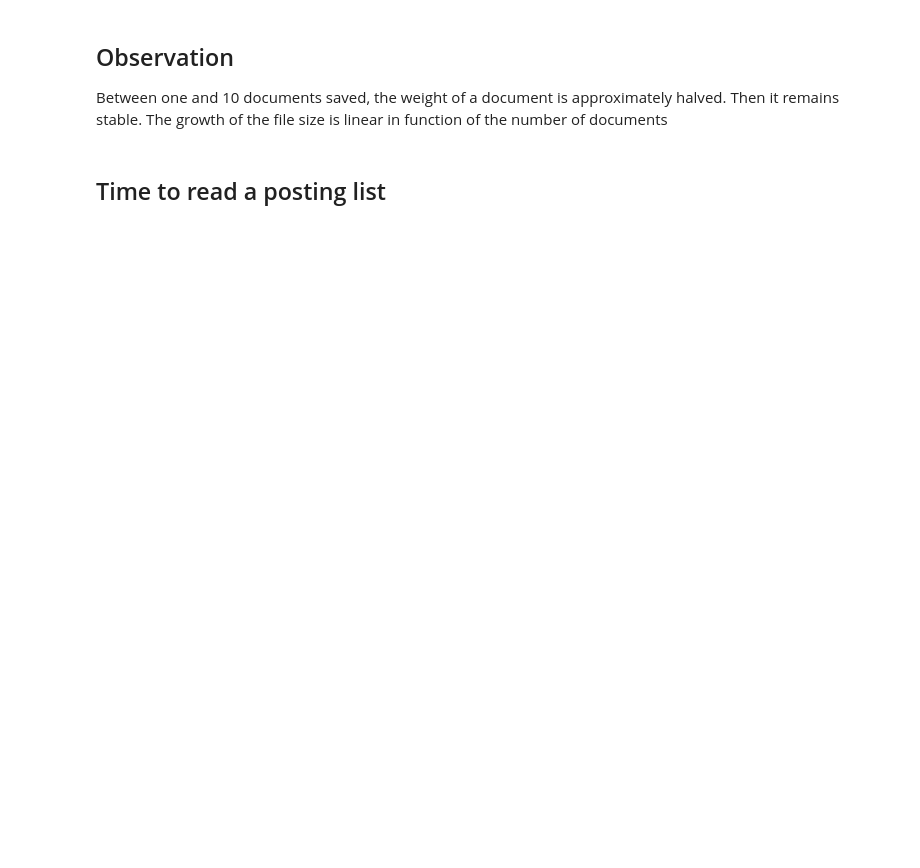
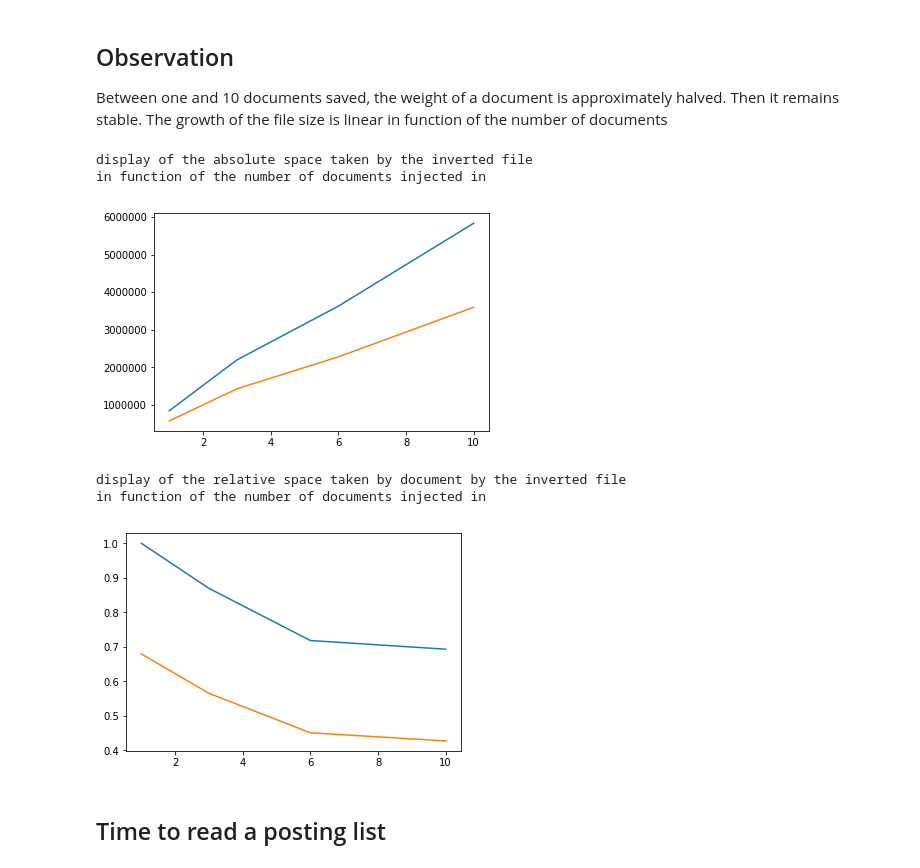
Before and after one commit to gegeAi/text-indexing, a Jupyter notebook: Inverted File Benchmark.ipynb, the cells around one changed output. Drawn from its saved outputs; the diff is of its cells as text; code cells hidden in the pictures; blank space fills up the shorter version.

```diff
--- a/Inverted File Benchmark.ipynb
+++ b/Inverted File Benchmark.ipynb
@@ -73,7 +75,7 @@ def score(token, document):
 # %% [markdown]
 ## Define Benchmarking functions
 # %%
-def space_on_disc(number_of_document):
+def space_on_disc(number_of_document, interfacer):
     """
     Simulate the evolution of the space taken on disc in function of the number of
     document we put in an inverted file.
@@ -81,7 +83,7 @@ def space_on_disc(number_of_document):
     :param number_of_document : integer, how many documents should be saved on disc
     return : integer, the size of the file (in bytes) if we would save it
     """
-    inverted_file = InvertedFile(score)
+    inverted_file = InvertedFile(score, interfacer)
     files = glob.iglob(LATIMES_PATH + '/*')
     xml_files = read_files(files, number_of_document)
     for f in xml_files:
@@ -91,7 +93,7 @@ def space_on_disc(number_of_document):
 
     return len(inverted_file.get_object_as_array())
 
-def time_to_read_posting_list(number_of_document, number_of_pl_to_read):
+def time_to_read_posting_list(number_of_document, number_of_pl_to_read, interfacer):
     """
     Simulate the reading of a posting list, in function of the approximate size of an inverted file,
     expressed in number of document injected in.
@@ -105,7 +107,7 @@ def time_to_read_posting_list(number_of_document, number_of_pl_to_read):
     """
 
     # preparing the inverted file
-    inverted_file = InvertedFile(score)
+    inverted_file = InvertedFile(score, interfacer)
     files = glob.iglob(LATIMES_PATH + '/*')
     xml_files = read_files(files, number_of_document)
     for f in xml_files:
@@ -120,7 +122,7 @@ def time_to_read_posting_list(number_of_document, number_of_pl_to_read):
 
     # reading keys
     values = []
-    inverted_file2 = InvertedFile(score)
+    inverted_file2 = InvertedFile(score, interfacer)
     for key in keys[:number_of_pl_to_read]:
         t_begin = time.clock()
         inverted_file2.read_posting_lists([key], 'tps.sav')
@@ -131,12 +133,16 @@ def time_to_read_posting_list(number_of_document, number_of_pl_to_read):
 # %%
 # how many files are injected in
 number_of_files = len(list(glob.iglob(LATIMES_PATH + '/*')))
-number_of_docs = np.asarray([1, 10, 100, number_of_files])
+number_of_docs = np.asarray([1, 3, 6, 10])
 # %% [markdown]
 ## Space on disc benchmarking
 # %%
-space_taken = []
+space_taken_naive = []
+space_taken_smart = []
 for n in number_of_docs:
-    cur_space= space_on_disc(n)
+    cur_space= space_on_disc(n, ndi)
+    cur_space_smart = space_on_disc(n, sdi)
+    space_taken_naive.append(cur_space)
+    space_taken_smart.append(cur_space_smart)
     print(cur_space)
-    space_taken.append(cur_space)
+    print(cur_space_smart)
@@ -146,20 +170,33 @@ for n in number_of_docs:
 Between one and 10 documents saved, the weight of a document is approximately halved. Then it remains stable. The growth of the file size is linear in function of the number of documents
 # %%
 # absolute space taken
-space_taken = np.asarray(space_taken)
+space_taken_naive = np.asarray(space_taken_naive)
+space_taken_smart = np.asarray(space_taken_smart)
 
 # relative space taken by document
-relative_unique_doc_space = space_taken / number_of_docs
-relative_doc_space /= unique_doc_space[0]
+relative_unique_doc_space_naive = space_taken_naive / number_of_docs
+value_of_ref = relative_unique_doc_space_naive[0]
+relative_unique_doc_space_naive /= value_of_ref
+relative_unique_doc_space_smart = space_taken_smart / number_of_docs
+relative_unique_doc_space_smart /= value_of_ref
 
 print('display of the absolute space taken by the inverted file\n' +
       'in function of the number of documents injected in')
-plt.plot(number_of_docs, space_taken)
+plt.plot(number_of_docs, space_taken_naive)
+plt.plot(number_of_docs, space_taken_smart)
 plt.show()
 
 print('display of the relative space taken by document by the inverted file\n' +
       'in function of the number of documents injected in')
-plt.plot(number_of_docs, relative_doc_space)
+plt.plot(number_of_docs, relative_unique_doc_space_naive)
+plt.plot(number_of_docs, relative_unique_doc_space_smart)
 plt.show()
+# %% [output]
+display of the absolute space taken by the inverted file
+in function of the number of documents injected in
+[figure, added]
+display of the relative space taken by document by the inverted file
+in function of the number of documents injected in
+[figure, added]
 # %% [markdown]
 ## Time to read a posting list
```
Also changed, not shown: parts of 5 cells of this notebook, 7 other files.
